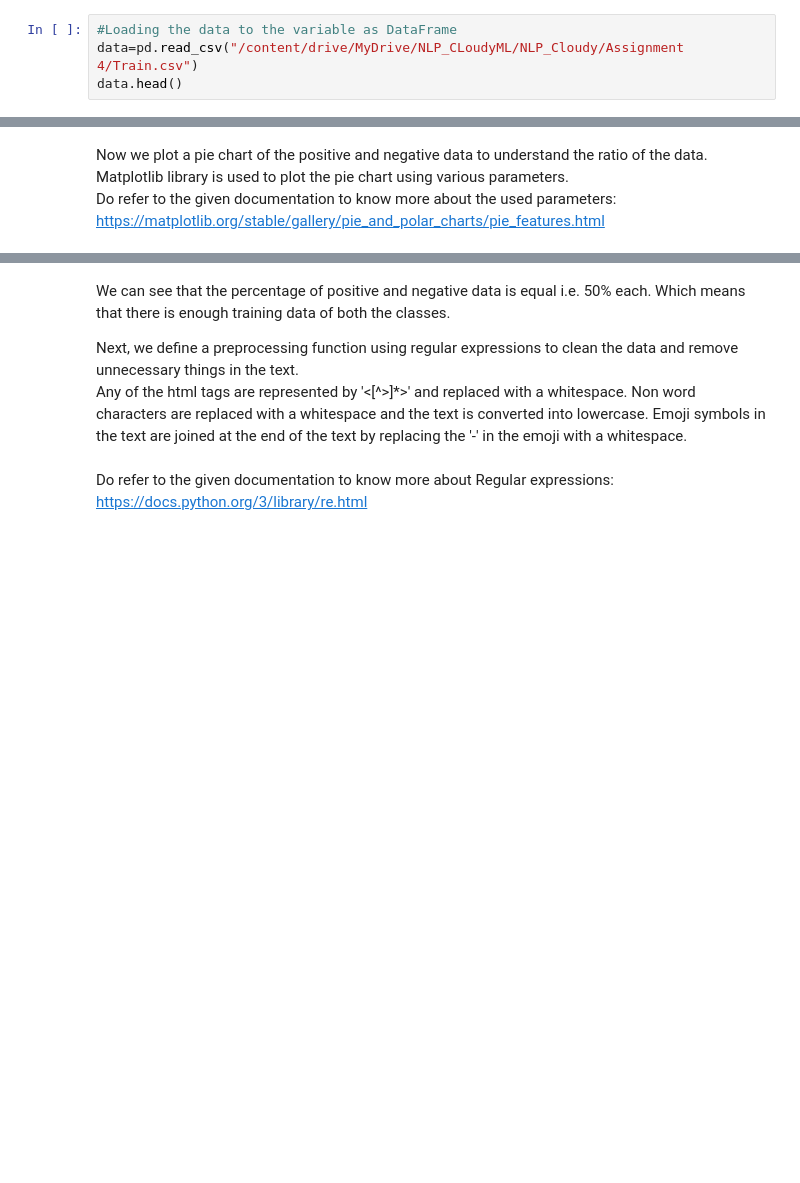
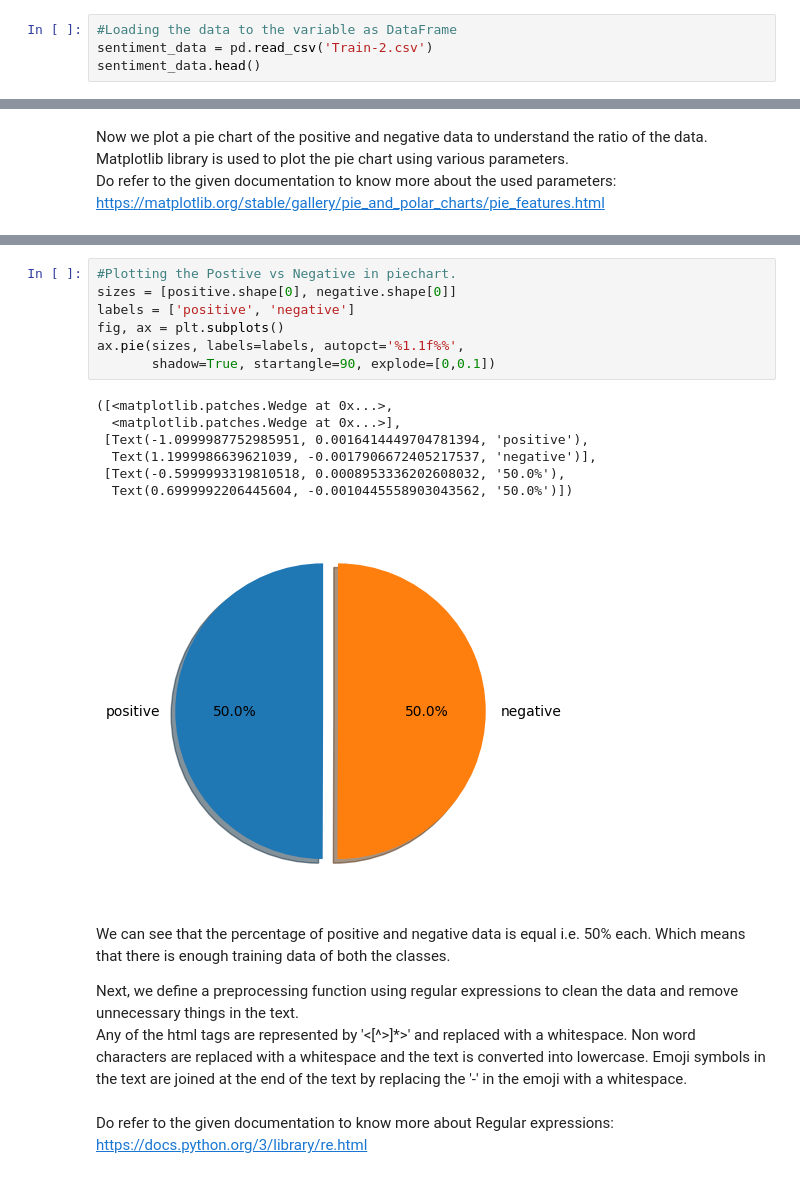
Before and after one commit to AbhisekBag/CloudyML, a Jupyter notebook: Deep Learning/NLP/NLP Module3.3.ipynb, the cells around one changed output, grey strips where cells are left out. Drawn from its saved outputs; the diff is of its cells as text; blank space fills up the shorter version.

```diff
--- a/Deep Learning/NLP/NLP Module3.3.ipynb
+++ b/Deep Learning/NLP/NLP Module3.3.ipynb
@@ -79,8 +73,8 @@ In the next cell,
 Next, we load the data into the 'data' variable using the 'read_csv' method from pandas. Don't forget to download the trainig data and upload it into the project location before implementing the project. Also we print the first five rows of the dataset using the 'head' method.
 # %%
 #Loading the data to the variable as DataFrame
-data=pd.read_csv("/content/drive/MyDrive/NLP_CLoudyML/NLP_Cloudy/Assignment 4/Train.csv")
-data.head()
+sentiment_data = pd.read_csv('Train-2.csv')
+sentiment_data.head()
 # %% [output]
 |  | text | label |
 | 0 | I grew up (b. 1965) watching and ... | 0 |
@@ -124,3 +114,18 @@ Text(0.5, 1.0, 'Positive vs Negative')
+# %%
+#Plotting the Postive vs Negative in piechart.
+sizes = [positive.shape[0], negative.shape[0]]
+labels = ['positive', 'negative']
+fig, ax = plt.subplots()
+ax.pie(sizes, labels=labels, autopct='%1.1f%%',
+       shadow=True, startangle=90, explode=[0,0.1])
+# %% [output]
+([<matplotlib.patches.Wedge at 0x...>,
+  <matplotlib.patches.Wedge at 0x...>],
+ [Text(-1.0999987752985951, 0.0016414449704781394, 'positive'),
+  Text(1.1999986639621039, -0.0017906672405217537, 'negative')],
+ [Text(-0.5999993319810518, 0.0008953336202608032, '50.0%'),
+  Text(0.6999992206445604, -0.0010445558903043562, '50.0%')])
+[figure, added]
 # %% [markdown]
 
 We can see that the percentage of positive and negative data is equal i.e. 50% each. Which means that there is enough training data of both the classes.
```
Also changed, not shown: parts of 23 cells of this notebook, 1 other file.
